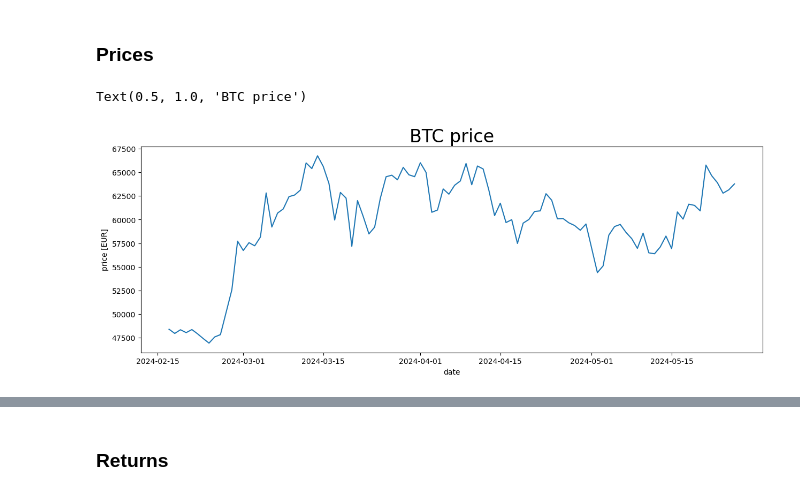
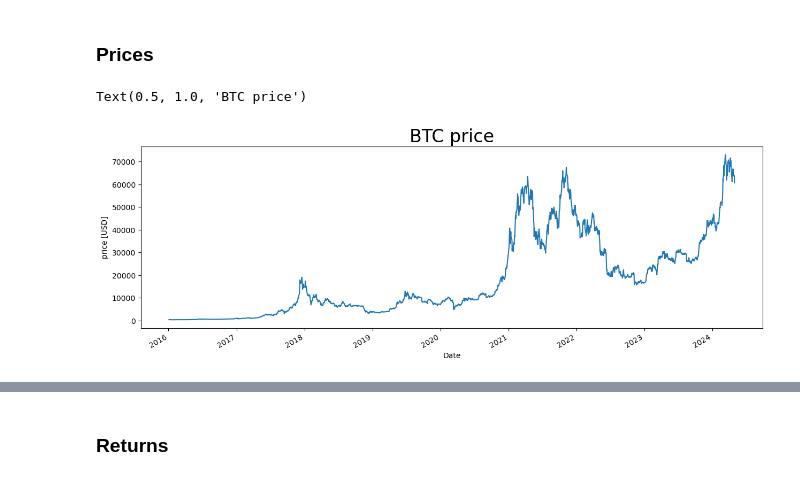
Before and after one commit to dHuberYoumans/time_series_analysis, a Jupyter notebook: time_series.ipynb, the cells around one changed output, grey strips where cells are left out. Cells and saved outputs as stored; diff of their text form; code cells hidden in the pictures.

```diff
--- a/time_series.ipynb
+++ b/time_series.ipynb
@@ -115,0 +174,5 @@ for coin in [btc,usdc,gold]:
+# %%
+btc = btc.iloc[1:]
+eur = eur.iloc[1:]
+
+cur_dict = {'BTC':btc,'EUR':eur,'GOLD':gold} # NEED TO BE UPDATED
@@ -159,0 +239,9 @@ gold_close = gold[['last','ret_close']].rename(columns={'last':'closing_price','
+# %%
+# DEFINE US BUISNESSDAYS
+us_bd = CustomBusinessDay(calendar=USFederalHolidayCalendar())
+# %%
+btc=btc.asfreq(us_bd)
+eur=eur.asfreq(us_bd)
+gold=gold.asfreq(us_bd)
+
+cur_dict = {'BTC':btc,'EUR':eur,'GOLD':gold}
@@ -159,0 +335,9 @@ gold_close = gold[['last','ret_close']].rename(columns={'last':'closing_price','
+# %%
+# CLOSING PRICES AND RETURNS
+btc_close = btc[['Close']].rename(columns={'Close':'price'})
+eur_close = eur[['Close']].rename(columns={'Close':'price'})
+gold_close = gold[['Close']].rename(columns={'Close':'price'})
+
+btc_close['returns'] = btc_close.price.pct_change()
+eur_close['returns'] = eur_close.price.pct_change()
+gold_close['returns'] = gold_close.price.pct_change()
@@ -169,9 +363,9 @@ After having cleaned our data, let us have a qucik look at them.
 # %% [markdown]
 ### Prices
 # %%
-ax = btc_close.closing_price.plot(figsize=(15,5))
-ax.set_ylabel('price [EUR]')
+ax = btc_close.price.plot(figsize=(15,5))
+ax.set_ylabel('price [USD]')
 plt.title('BTC price',fontsize=24)
 # %% [output]
 Text(0.5, 1.0, 'BTC price')
-[figure, old version]
+[figure, new version]
```
Also changed, not shown: parts of 84 cells of this notebook.
